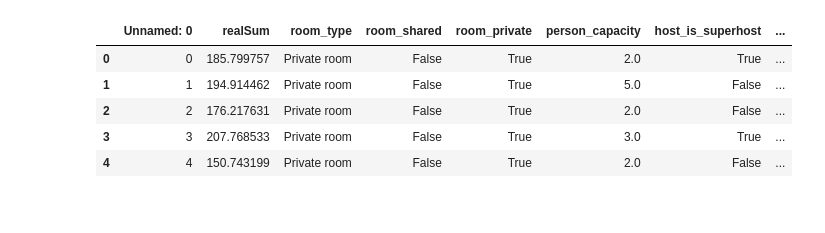
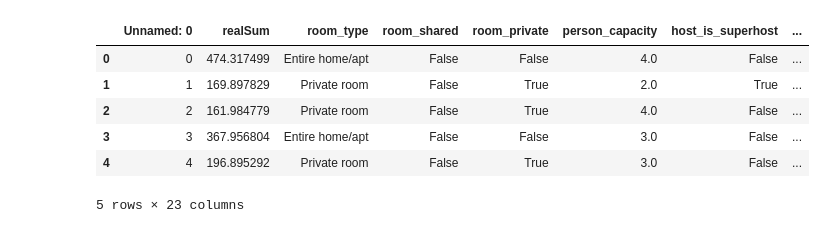
Before and after one commit to AddiH/DataScienceExam, a Jupyter notebook: nbs/data_explore.ipynb, the cells around one changed output. Cells and saved outputs as stored; diff of their text form; code cells hidden in the pictures.

```diff
--- a/nbs/data_explore.ipynb
+++ b/nbs/data_explore.ipynb
@@ -3,12 +3,13 @@ import pandas as pd
 import matplotlib.pyplot as plt
 import seaborn as sns
 # %%
-df = pd.read_csv('../data/berlin_weekdays.csv')
+df = pd.read_csv('../data/data.csv')
 df.head()
 # %% [output]
 |  | Unnamed: 0 | realSum | room_type | room_shared | room_private | person_capacity | host_is_superhost | ... |
-| 0 | 0 | 185.799757 | Private room | False | True | 2.0 | True | ... |
-| 1 | 1 | 194.914462 | Private room | False | True | 5.0 | False | ... |
-| 2 | 2 | 176.217631 | Private room | False | True | 2.0 | False | ... |
-| 3 | 3 | 207.768533 | Private room | False | True | 3.0 | True | ... |
-| 4 | 4 | 150.743199 | Private room | False | True | 2.0 | False | ... |
+| 0 | 0 | 474.317499 | Entire home/apt | False | False | 4.0 | False | ... |
+| 1 | 1 | 169.897829 | Private room | False | True | 2.0 | True | ... |
+| 2 | 2 | 161.984779 | Private room | False | True | 4.0 | False | ... |
+| 3 | 3 | 367.956804 | Entire home/apt | False | False | 3.0 | False | ... |
+| 4 | 4 | 196.895292 | Private room | False | True | 3.0 | False | ... |
+5 rows × 23 columns
```
Also changed, not shown: parts of 6 cells of this notebook, 2 other files.
